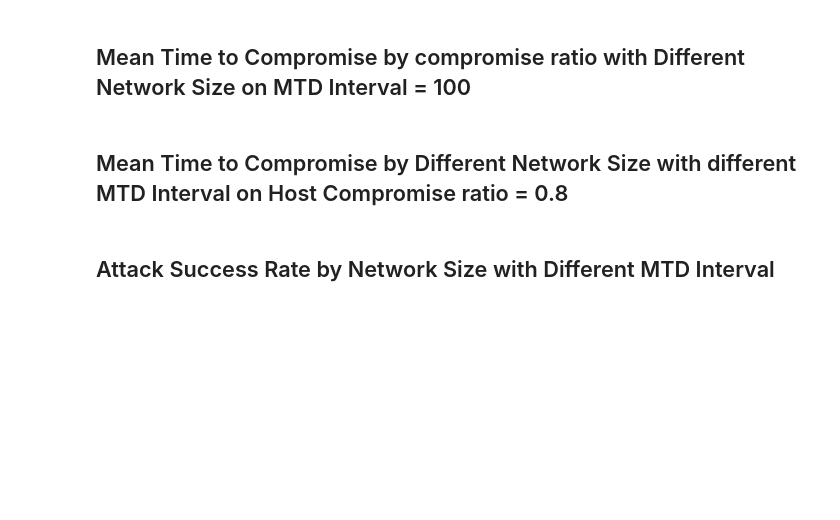
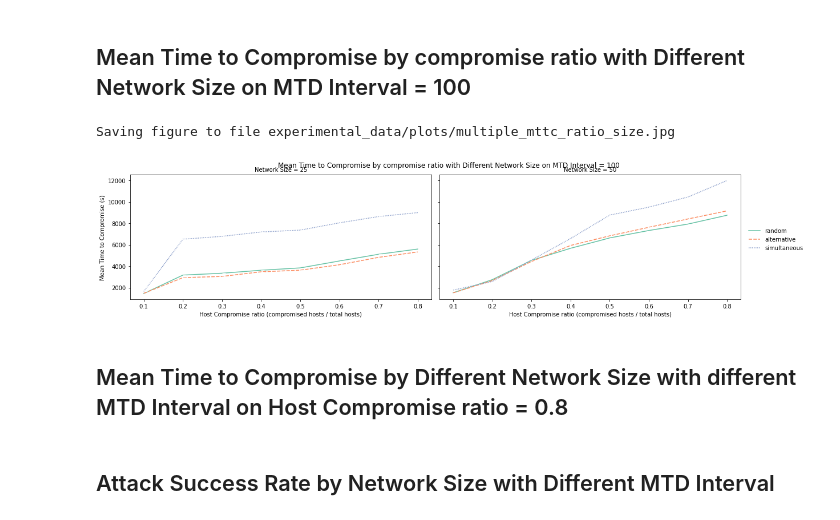
Before and after one commit to yuanyuan2000/MTDGame, a Jupyter notebook: experiments/multiple_mtd.ipynb, the cells around one changed output. Drawn from its saved outputs; the diff is of its cells as text; code cells hidden in the pictures; blank space fills up the shorter version.

```diff
--- a/experiments/multiple_mtd.ipynb
+++ b/experiments/multiple_mtd.ipynb
@@ -35,15 +34,18 @@ plt.show()
 # %% [markdown]
 ## Mean Time to Compromise by compromise ratio with Different Network Size on MTD Interval = 100
 # %%
-mttc_ratio_size_results = results_avg[results_avg['MTD Interval']==100]
+mttc_ratio_size_results = results_avg[results_avg['MTD Interval']==200]
 
 g = sns.FacetGrid(mttc_ratio_size_results, col="Network Size",  col_wrap=2, margin_titles=True, despine=False, height=4, aspect= 2)
 g.map_dataframe(sns.lineplot, x="Host Compromise ratio (compromised hosts / total hosts)", y="Mean Time to Compromise (s)", hue='Name', style='Name', marker=True, palette='Set2')
 g.add_legend()
 g.fig.subplots_adjust(top=0.9)
 g.fig.suptitle('Mean Time to Compromise by compromise ratio with Different Network Size on MTD Interval = 100')
 savefig('experimental_data/plots/multiple_mttc_ratio_size.jpg')
 plt.show()
+# %% [output]
+Saving figure to file experimental_data/plots/multiple_mttc_ratio_size.jpg
+[figure, added]
 # %% [markdown]
 ## Mean Time to Compromise by Different Network Size with different MTD Interval on Host Compromise ratio = 0.8
 # %%
```
Also changed, not shown: parts of 3 cells of this notebook, 25 other files.
